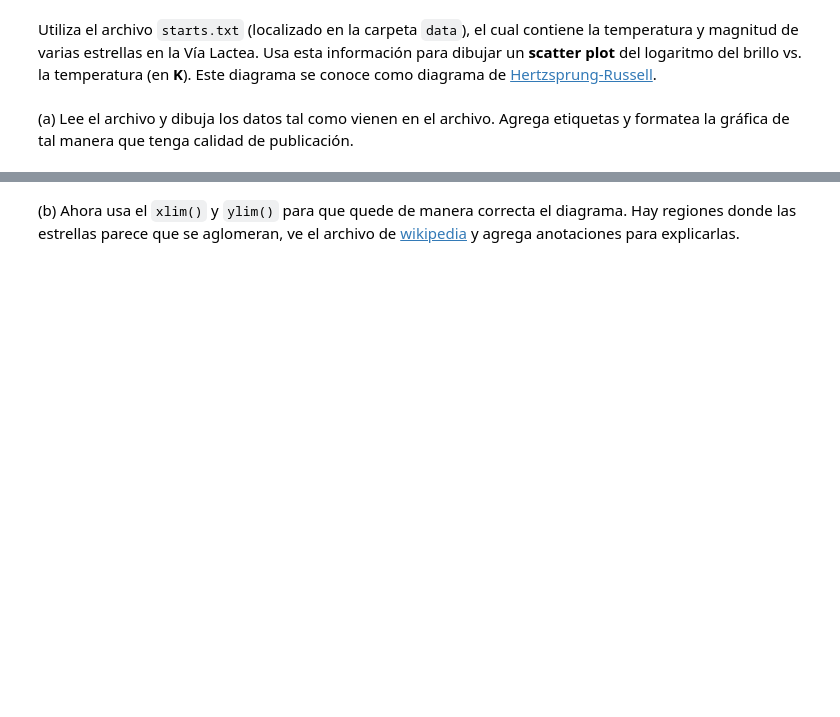
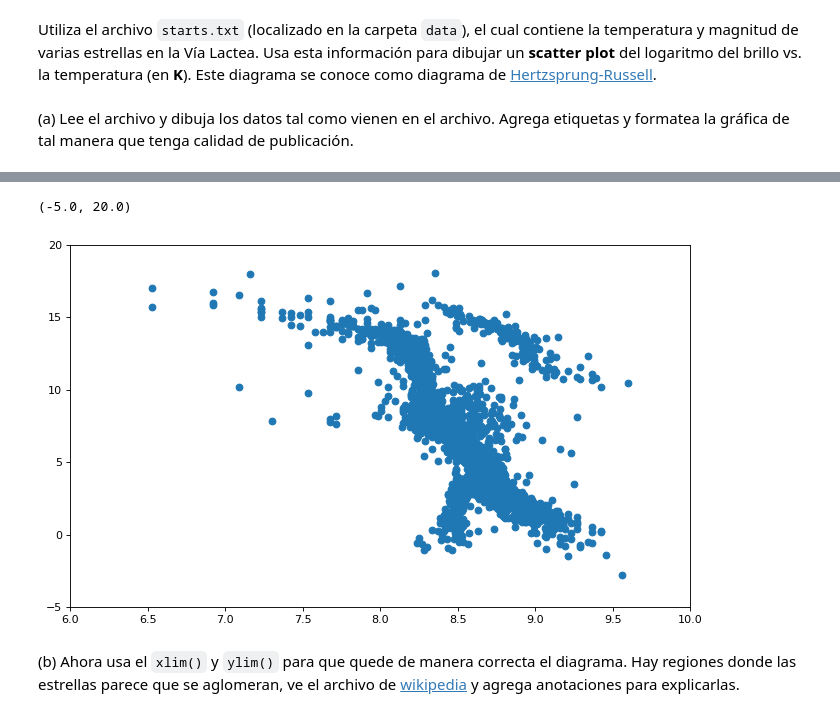
Before and after one commit to jesusigarmor/Matematicas-computacionales-fall2020, a Jupyter notebook: alumnos/gustavoma97/NumPy_tarea.ipynb, the cells around one changed output, grey strips where cells are left out. Saved outputs shown, nothing was run; the diff lists cells and outputs as text; code cells hidden in the pictures; blank space fills up the shorter version.

```diff
--- a/alumnos/gustavoma97/NumPy_tarea.ipynb
+++ b/alumnos/gustavoma97/NumPy_tarea.ipynb
@@ -131,2 +293,13 @@ Utiliza el archivo `starts.txt` (localizado en la carpeta `data`), el cual conti
+# %%
+data=np.loadtxt('data/stars.txt')
+x = log(data[:, 0])
+y = data[:, 1]
+plt.figure(figsize=(10, 6), dpi=80)
+plt.scatter(x, y)
+plt.xlim(6,10)
+plt.ylim(-5,20)
+# %% [output]
+(-5.0, 20.0)
+[figure, added]
 # %% [markdown]
 (b) Ahora usa el `xlim()` y  `ylim()` para que quede de manera correcta el diagrama. Hay regiones donde las estrellas parece que se aglomeran, ve el archivo de [wikipedia]( http://en.wikipedia.org/wiki/Hertzsprung%E2%80%93Russell_diagram) y agrega anotaciones para explicarlas.
```
Also changed, not shown: parts of 26 cells of this notebook, 8 other files.
